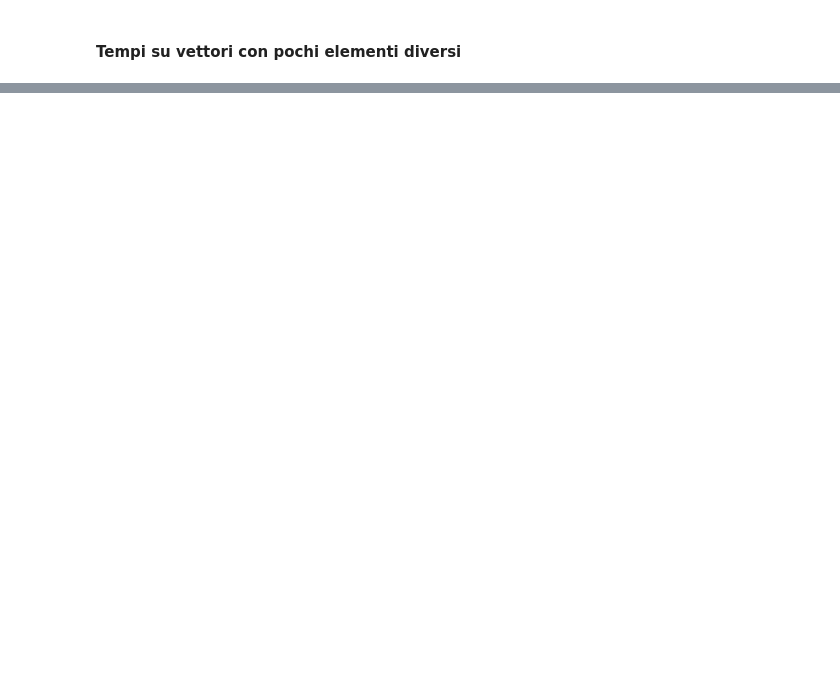
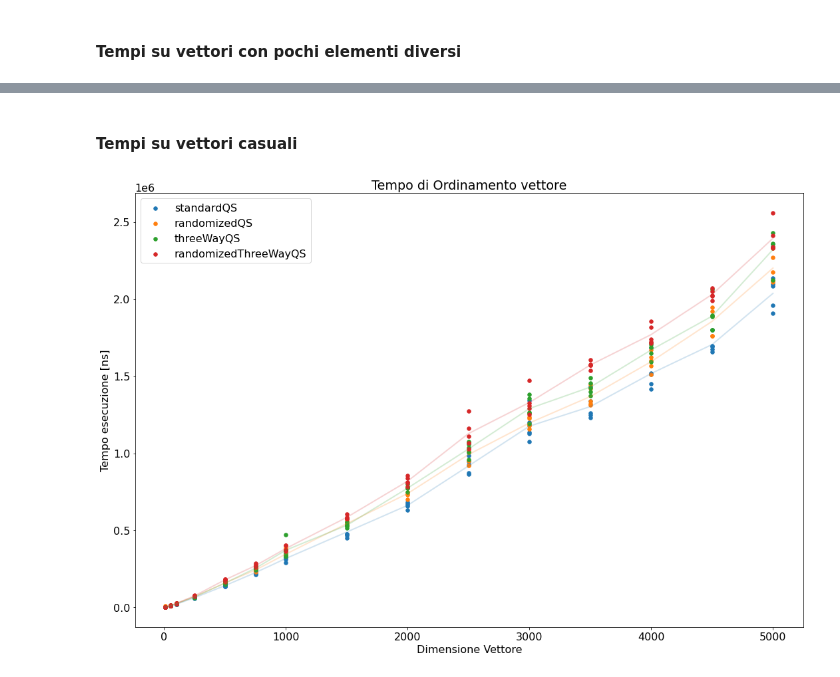
Before and after one commit to EdoardoTronconi/ProgettoSDA, a Jupyter notebook: Notebook/SDA.ipynb, the cells around one changed output, grey strips where cells are left out. Saved outputs shown, nothing was run; the diff lists cells and outputs as text; code cells hidden in the pictures; blank space fills up the shorter version.

```diff
--- a/Notebook/SDA.ipynb
+++ b/Notebook/SDA.ipynb
@@ -176,9 +153,2 @@ ARGS_MAIN = [
-# %%
-results = {}
-subprocess.run('make') #se fosse necessario costruisco l'eseguibile
-for size in SIZES:
-    for argsMain in ARGS_MAIN:
-        ARGS = [*BASE_ARGS, *argsMain, '-size='+str(size)]
-        results.update(test(*ARGS))
 # %% [markdown]
 ***
@@ -209,0 +244,21 @@ plot_times(results, Algos=ALGORITMI, Sizes=SIZES, Random=True, FewUnique=True)
+# %%
+#dimensioni del vettore da provare
+SIZES_QS = [10,50,100,250,500,750,1000,1500,2000,2500,3000,3500,4000,4500,5000]
+
+
+#parametri di mainQS da usare sempre
+BASE_ARGS_QS = [
+    '-trials=5',
+    '-seed=rnd',
+    '--file',
+]
+
+#parametri di mainQS aggiuntivi da provare
+ARGS_QS = [
+     [],
+     ['--sorted'],
+     ['--reversed'],
+     ['--fewUnique'],
+     ['--sorted','--fewUnique'],
+     ['--reversed','--fewUnique'],
+]
@@ -210,2 +274,4 @@ plot_times(results, Algos=ALGORITMI, Sizes=SIZES, Random=True, FewUnique=True)
+# %%
+resultsQS = load(NBdir+'/resultsQS.zip')
 # %% [markdown]
 ***
@@ -211,0 +279,8 @@ plot_times(results, Algos=ALGORITMI, Sizes=SIZES, Random=True, FewUnique=True)
+# %%
+ALGORITMI_QS = ['standardQS','randomizedQS','threeWayQS','randomizedThreeWayQS']
+# %% [markdown]
+#### Tempi su vettori casuali
+# %%
+plot_times_QS(resultsQS, Algos=ALGORITMI_QS, Sizes=SIZES_QS)
+# %% [output]
+[figure, added]
```
Also changed, not shown: parts of 25 cells of this notebook, 4 other files.
